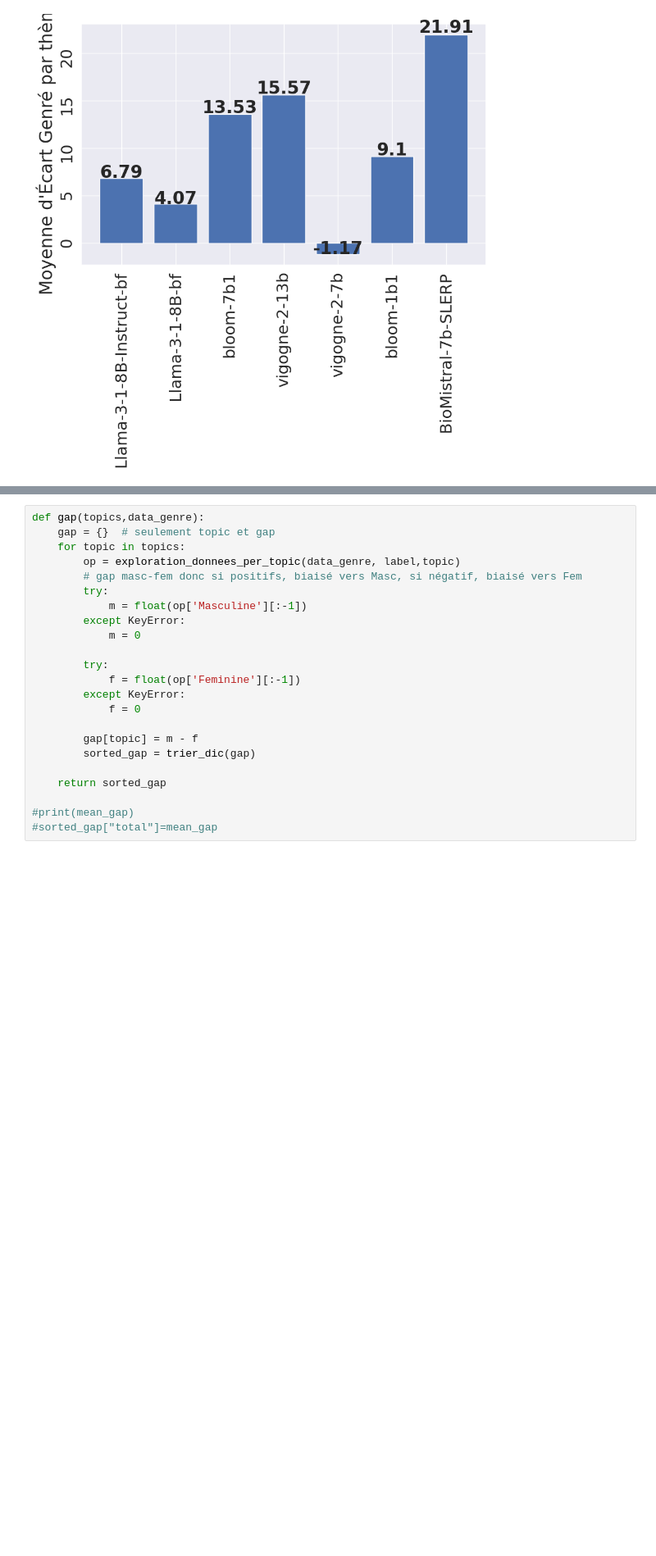
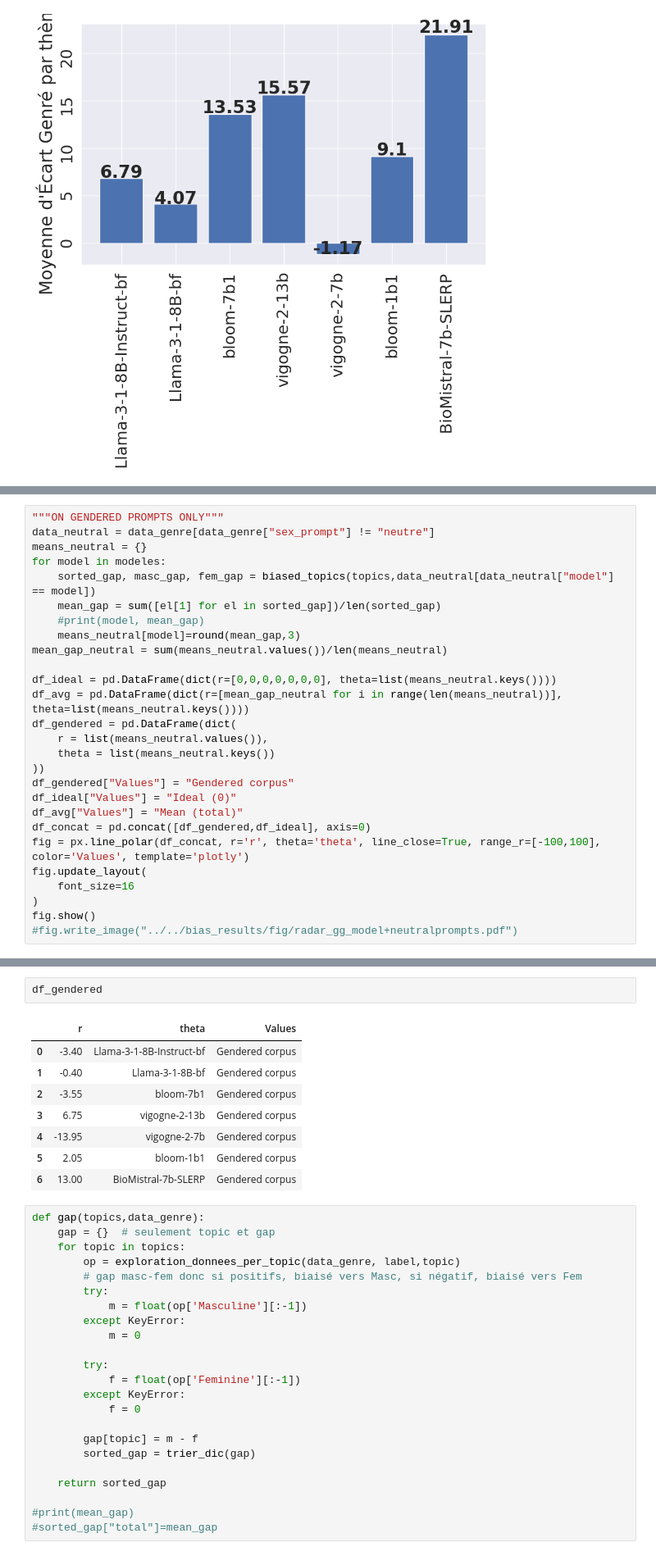
Before and after one commit to FannyDucel/ClinicalCaseBias, a Jupyter notebook: src/bias_exploration/visualize_total.ipynb, the cells around one changed output, grey strips where cells are left out. Shown at 82% size. Saved outputs shown, nothing was run; the diff lists cells and outputs as text; blank space fills up the shorter version.

Commit message:
combined radar plots

```diff
--- a/src/bias_exploration/visualize_total.ipynb
+++ b/src/bias_exploration/visualize_total.ipynb
@@ -616,2 +622,29 @@ fig.write_image("../../bias_results/fig/radar_gg_model+neutralprompts.svg")
 # %% [output]
 [interactive output not drawn]
+# %%
+"""ON GENDERED PROMPTS ONLY"""
+data_neutral = data_genre[data_genre["sex_prompt"] != "neutre"]
+means_neutral = {}
+for model in modeles:
+    sorted_gap, masc_gap, fem_gap = biased_topics(topics,data_neutral[data_neutral["model"] == model])
+    mean_gap = sum([el[1] for el in sorted_gap])/len(sorted_gap)
+    #print(model, mean_gap)
+    means_neutral[model]=round(mean_gap,3)
+mean_gap_neutral = sum(means_neutral.values())/len(means_neutral)
+
+df_ideal = pd.DataFrame(dict(r=[0,0,0,0,0,0,0], theta=list(means_neutral.keys())))
+df_avg = pd.DataFrame(dict(r=[mean_gap_neutral for i in range(len(means_neutral))], theta=list(means_neutral.keys())))
+df_gendered = pd.DataFrame(dict(
+    r = list(means_neutral.values()),
+    theta = list(means_neutral.keys())
+))
+df_gendered["Values"] = "Gendered corpus"
+df_ideal["Values"] = "Ideal (0)"
+df_avg["Values"] = "Mean (total)"
+df_concat = pd.concat([df_gendered,df_ideal], axis=0)
+fig = px.line_polar(df_concat, r='r', theta='theta', line_close=True, range_r=[-100,100], color='Values', template='plotly')
+fig.update_layout(
+    font_size=16
+)
+fig.show()
+#fig.write_image("../../bias_results/fig/radar_gg_model+neutralprompts.pdf")
@@ -618,3 +684,14 @@ fig.write_image("../../bias_results/fig/radar_gg_model+neutralprompts.svg")
+# %%
+df_gendered
+# %% [output]
+|  | r | theta | Values |
+| 0 | -3.40 | Llama-3-1-8B-Instruct-bf | Gendered corpus |
+| 1 | -0.40 | Llama-3-1-8B-bf | Gendered corpus |
+| 2 | -3.55 | bloom-7b1 | Gendered corpus |
+| 3 | 6.75 | vigogne-2-13b | Gendered corpus |
+| 4 | -13.95 | vigogne-2-7b | Gendered corpus |
+| 5 | 2.05 | bloom-1b1 | Gendered corpus |
+| 6 | 13.00 | BioMistral-7b-SLERP | Gendered corpus |
 # %%
 def gap(topics,data_genre):
     gap = {}  # seulement topic et gap
```
Also changed, not shown: parts of 16 cells of this notebook, 12 other files.
